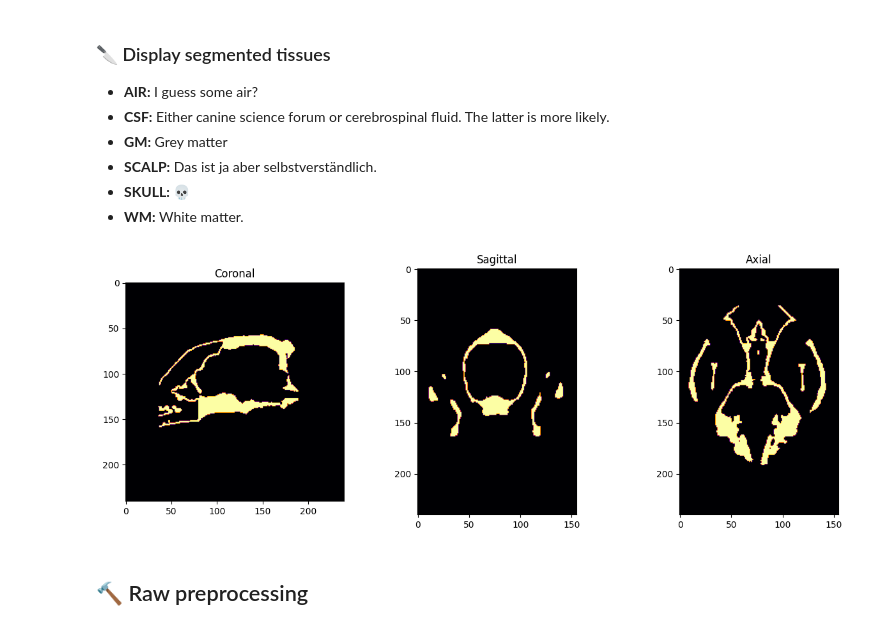
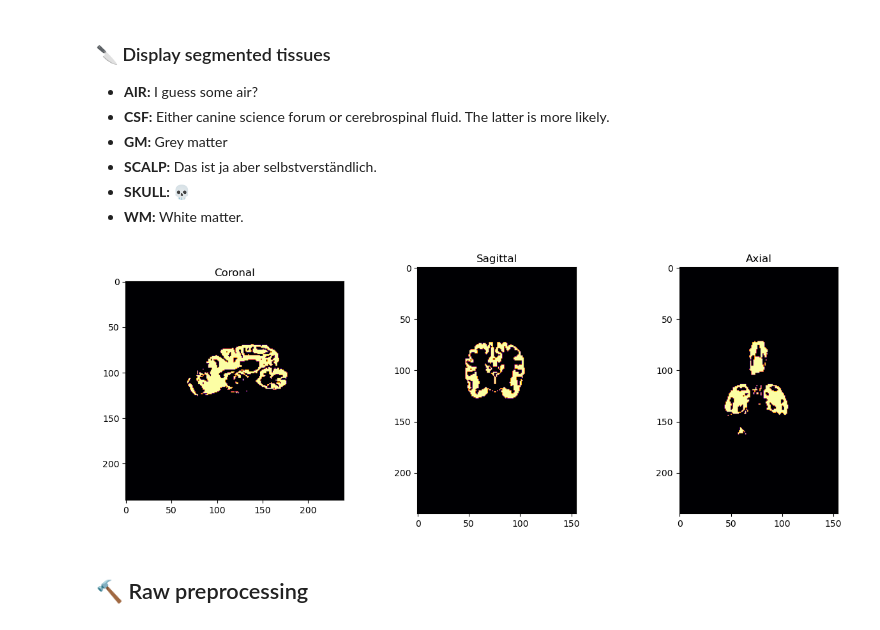
Before and after one commit to iamrblc/hddotter, a Jupyter notebook: scripts/hddotter.ipynb, the cells around one changed output. Drawn from its saved outputs; the diff is of its cells as text; code cells hidden in the pictures.

```diff
--- a/scripts/hddotter.ipynb
+++ b/scripts/hddotter.ipynb
@@ -167,27 +166,27 @@ Falling back to a static output.
 - **WM:** White matter.
 # %%
 # Load a NIfTI file
-nifti_file = '../data/templates/odin/skull.nii.gz'
+nifti_file = '../data/templates/odin/gm.nii.gz'
 img = nib.load(nifti_file)
 
 # Get the image data from the NIfTI file
 data = img.get_fdata()
 
 # Plotting
 fig, axes = plt.subplots(1, 3, figsize=(15, 5))
 axes[0].imshow(data[:, :, data.shape[2] // 2], cmap='inferno')
 axes[1].imshow(data[:, data.shape[1] // 2, :], cmap='inferno')
 axes[2].imshow(data[data.shape[0] // 2, :, :], cmap='inferno')
 
 # Setting titles
 axes[0].set_title('Coronal')
 axes[1].set_title('Sagittal')
 axes[2].set_title('Axial')
 
 # Show the plot
 plt.show()
 # %% [output]
-[figure, old version]
+[figure, new version]
 # %% [markdown]
 ## 🔨 Raw preprocessing
 # %% [markdown]
```
Also changed, not shown: parts of 15 cells of this notebook, 5 other files.
